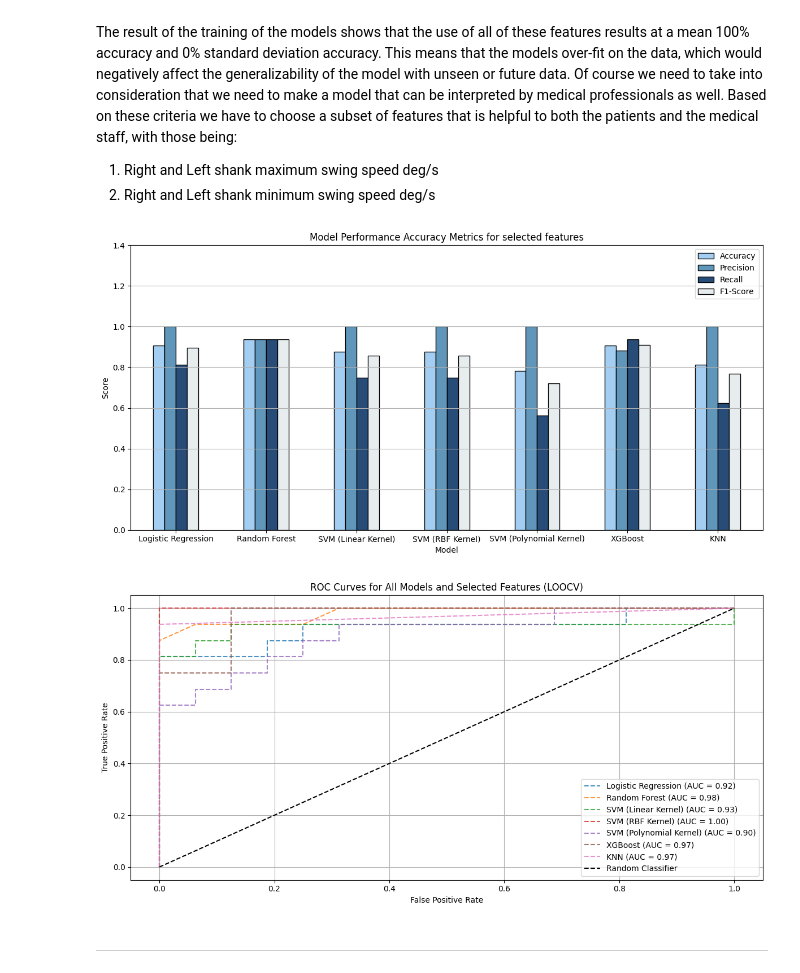
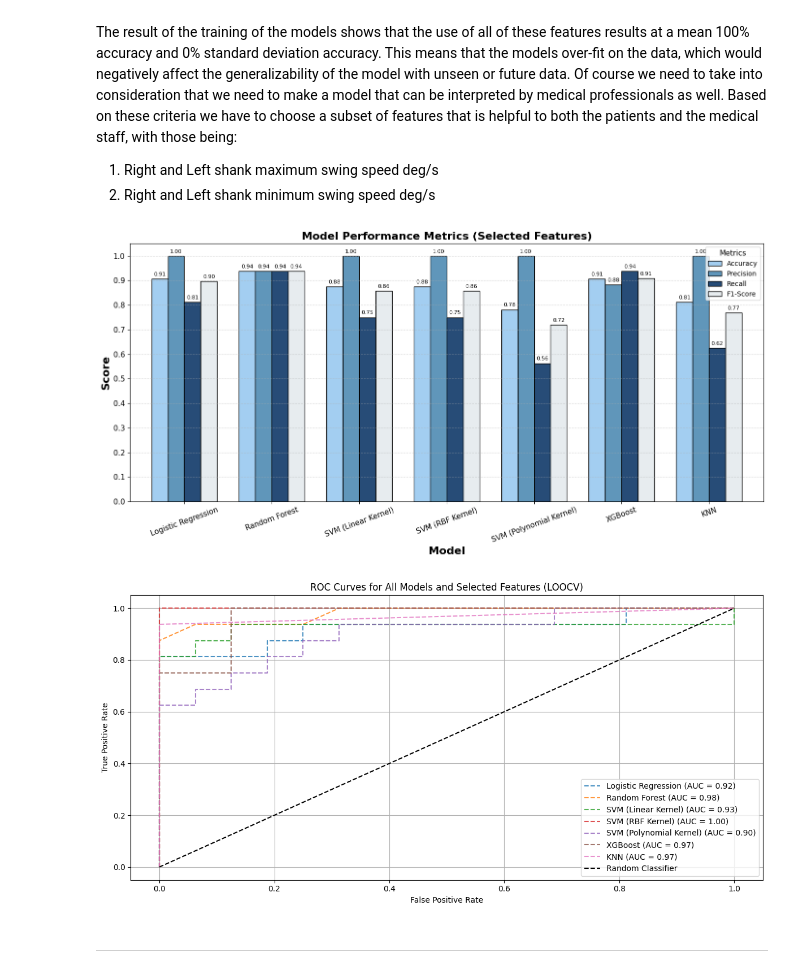
Before and after one commit to StamatisOrfanos/GaitRehab, a Jupyter notebook: gait_classification.ipynb, the cells around one changed output. Cells and saved outputs as stored; diff of their text form; code cells hidden in the pictures.

```diff
--- a/gait_classification.ipynb
+++ b/gait_classification.ipynb
@@ -444,40 +444,59 @@ for model_name, model in models.items():
     plt.close()
 
 
 # Save results
 results_df = pd.DataFrame(results)
 results_df.to_csv('results/classification/selected_features_metrics.csv', index=False)
 
 
 # ------------------ Bar Plot of Accuracy ------------------
-results_df.set_index('Model')[['Accuracy', 'Precision', 'Recall', 'F1-Score']].plot(kind='bar', figsize=(12, 6), rot=0, color=['#a3cef1', '#6096ba', '#274c77', '#e7ecef'], edgecolor='black')
-plt.title('Model Performance Accuracy Metrics for selected features')
-plt.ylabel('Score')
-plt.ylim(0, 1.4)
-plt.grid(True, axis='y')
+df_plot = results_df.set_index('Model')[['Accuracy', 'Precision', 'Recall', 'F1-Score']]
+fig, ax = plt.subplots(figsize=(14, 7))
+bars = df_plot.plot(kind='bar', ax=ax, rot=20, width=0.75, color=['#a3cef1', '#6096ba', '#274c77', '#e7ecef'], edgecolor='black')
+
+ax.set_title('Model Performance Metrics (Selected Features)', fontsize=16, fontweight='bold')
+ax.set_ylabel('Score', fontsize=16, fontweight='bold')
+ax.set_xlabel('Model', fontsize=16, fontweight='bold')
+
+ax.tick_params(axis='x', labelsize=11)
+ax.tick_params(axis='y', labelsize=11)
+
+# Axis limits and ticks
+ax.set_ylim(0, 1.05)
+ax.set_yticks(np.arange(0, 1.01, 0.1))
+
+# Grid
+ax.grid(True, axis='y', linestyle='--', alpha=0.5)
+
+# Value labels
+for container in ax.containers:
+    ax.bar_label(container, fmt='%.2f', fontsize=8, padding=3) # type: ignore
+
+# Legend, Layout, Save
+ax.legend(title='Metrics', fontsize=10, title_fontsize=11)
 plt.tight_layout()
-plt.savefig('results/classification/selected_features.png')
+plt.savefig('results/classification/selected_features.png', dpi=300)
 plt.show()
 
 
 # ------------------ Plot all ROC curves together ------------------
 plt.figure(figsize=(12, 6))
 
 for false_positive_rate, true_positive_rate, model_name, auc_val in roc_curves:
     plt.plot(false_positive_rate, true_positive_rate, '--', label=f'{model_name} (AUC = {auc_val:.2f})', linewidth=1.5, alpha=0.8)
 
 # Add diagonal line for random performance
 plt.plot([0, 1], [0, 1], 'k--', label='Random Classifier')
 plt.xlabel('False Positive Rate')
 plt.ylabel('True Positive Rate')
 plt.title('ROC Curves for All Models and Selected Features (LOOCV)')
 plt.legend(loc='lower right')
 plt.grid(True)
 plt.tight_layout()
 plt.savefig('results/classification/selected_features_models_roc_curves.png')
 plt.show()
 # %% [output]
-[figure, old version]
+[figure, new version]
 [figure]
 # %% [markdown]
 ---
```
Also changed, not shown: 15 other files.
